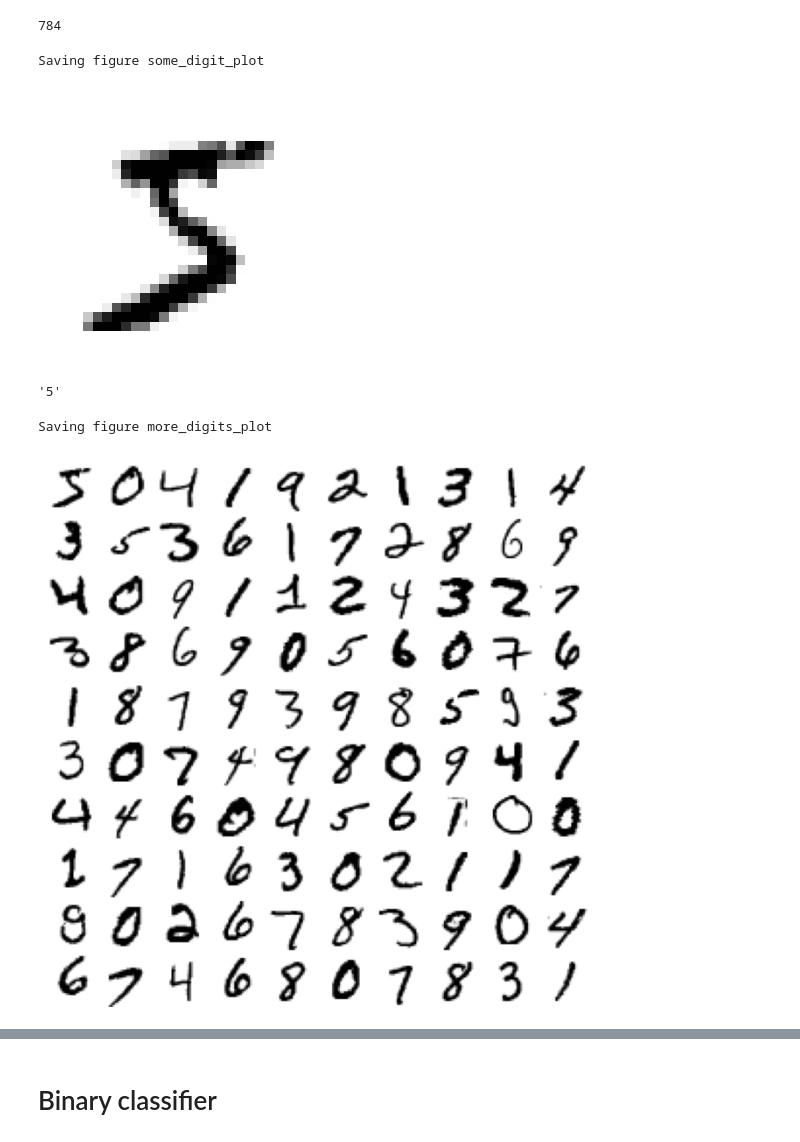
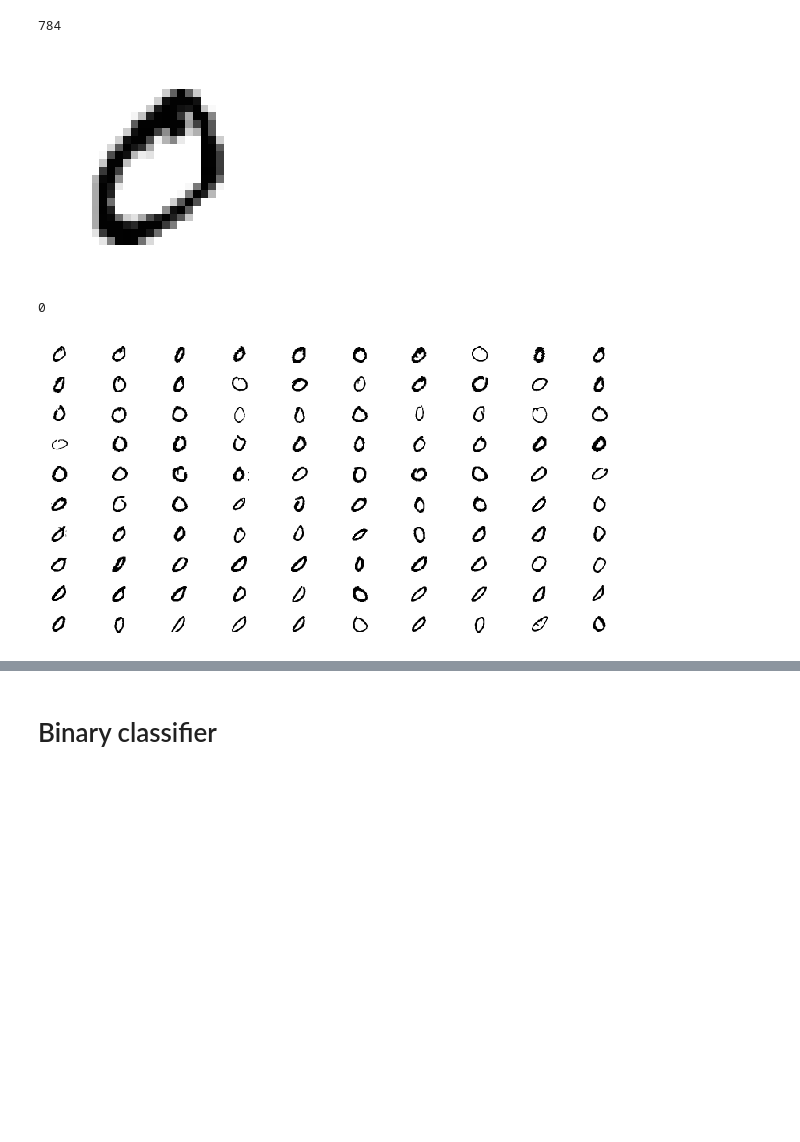
Before and after one commit to jy12060026ai/excss-stats, a Jupyter notebook: handson/03-classification.ipynb, the cells around one changed output, grey strips where cells are left out. Cells and saved outputs as stored; diff of their text form; code cells hidden in the pictures; blank space fills up the shorter version.

```diff
--- a/handson/03-classification.ipynb
+++ b/handson/03-classification.ipynb
@@ -20,0 +14,7 @@ X.shape
+# %%
+mnist = loadmat("data/mnist-original.mat")
+
+X = mnist["data"].T
+y = mnist["label"][0].astype(np.uint8)
+
+mnist.keys()
@@ -29,15 +35,14 @@ y.shape
 # %%
 import matplotlib as mpl
 # %%
-some_digit = X.iloc[0].to_numpy()
+some_digit = X[0]
 
 plt.imshow(some_digit.reshape(28, 28), cmap=mpl.cm.binary)
 plt.axis("off")
 plt.show()
 # %% [output]
-Saving figure some_digit_plot
-[figure, old version]
+[figure, new version]
 # %%
 y[0]
 # %% [output]
-'5'
+0
@@ -51,20 +54,19 @@ def plot_digit(data, ax):
 # %%
 _, axes = plt.subplots(10,
                        10,
                        figsize=(6, 3),
                        dpi=100,
                        constrained_layout=True)
 
 example_images = X[:100]
 
 for ind, ax in enumerate(axes.flatten()):
-    img_data = example_images.iloc[ind].to_numpy()
+    img_data = example_images[ind]
     plot_digit(img_data, ax)
 
 plt.show()
 # %% [output]
-Saving figure more_digits_plot
-[figure, old version]
+[figure, new version]
 # %%
 y[0]
 # %% [output]
```
Also changed, not shown: parts of 21 cells of this notebook, 11 other files.
